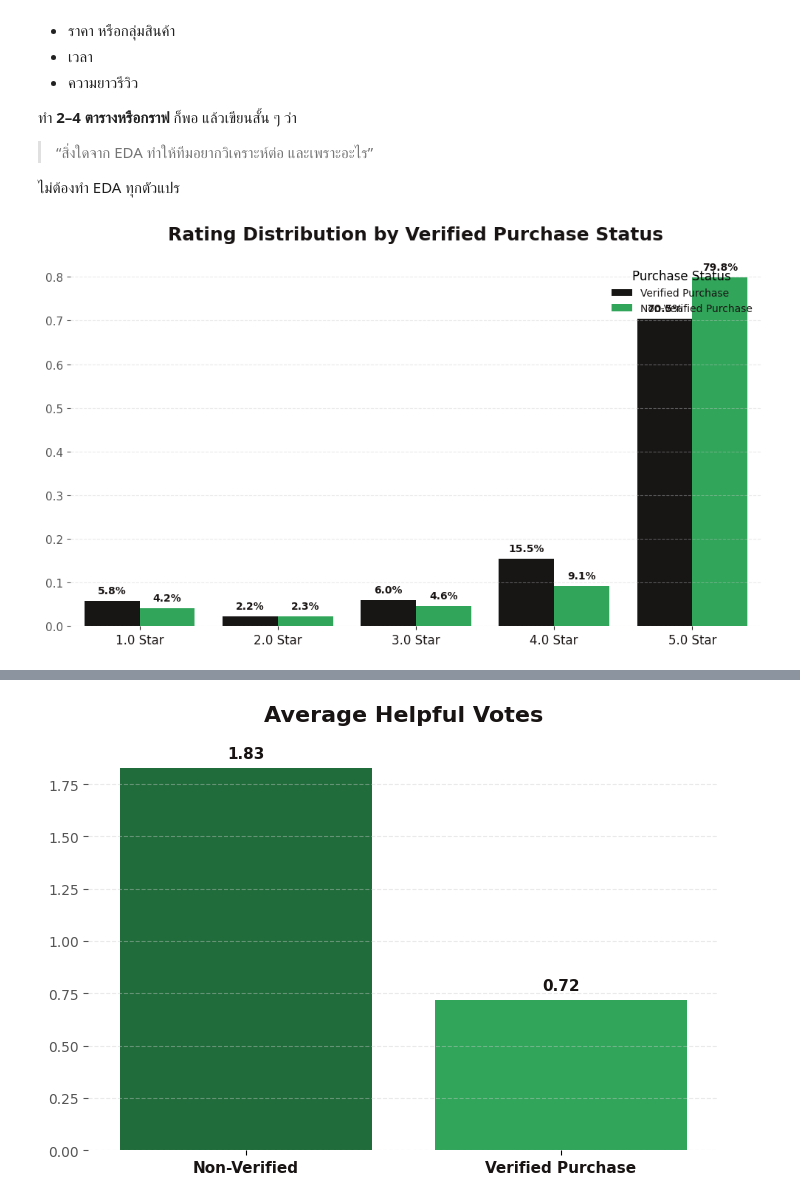
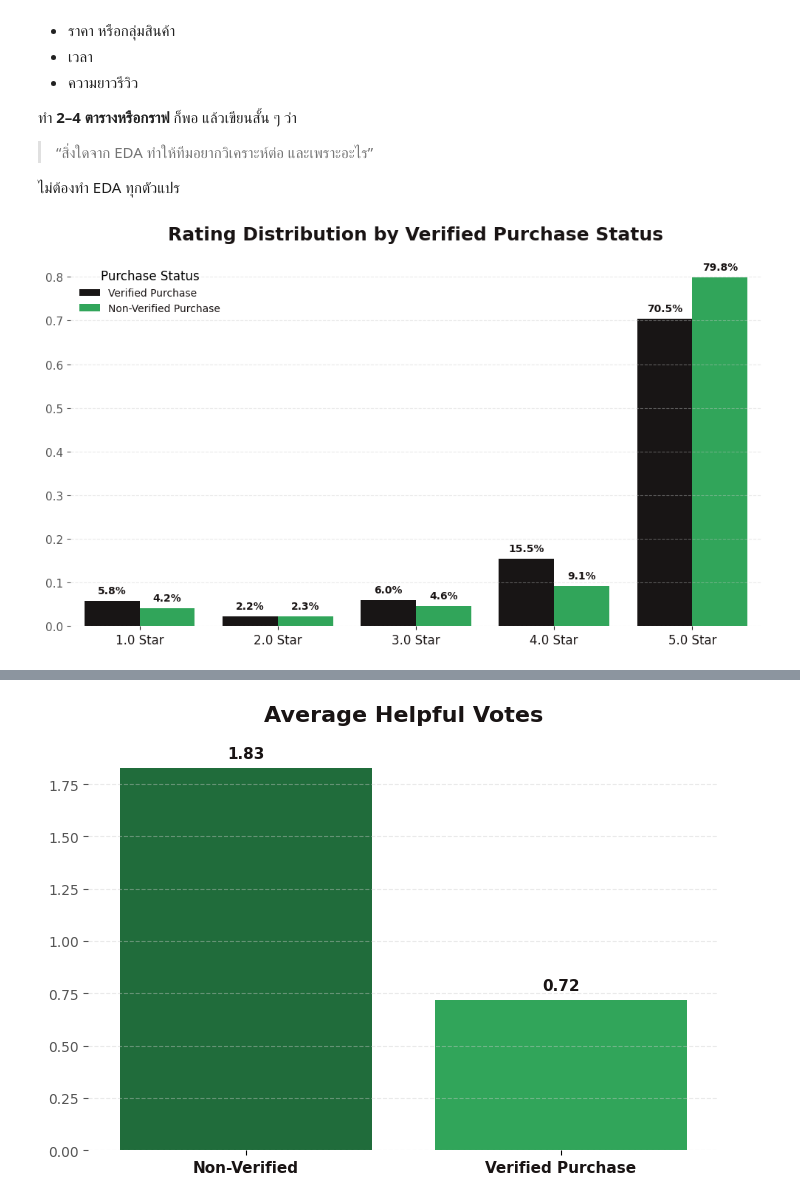
Before and after one commit to audomsak-pypy/Project1-Text_Analytics69, a Jupyter notebook: Project1_Text_Analytics69_Teams.ipynb, the cells around one changed output, grey strips where cells are left out. Saved outputs shown, nothing was run; the diff lists cells and outputs as text; code cells hidden in the pictures.

```diff
--- a/Project1_Text_Analytics69_Teams.ipynb
+++ b/Project1_Text_Analytics69_Teams.ipynb
@@ -493,32 +495,32 @@ ax.set_xlabel('') # Hide x-axis label
 ax.set_ylabel('') # Hide y-axis label
 
 # Adjust x-axis tick labels for clarity
 ax.tick_params(axis='x', colors='#191414', labelsize=12, rotation=0)
 ax.tick_params(axis='y', colors='#555555', labelsize=11)
 
 # Remove all spines
 for spine in ['top', 'right', 'left', 'bottom']:
     ax.spines[spine].set_visible(False)
 
 # Add horizontal grid lines
 ax.grid(axis='y', linestyle='--', alpha=0.4, color='#CCCCCC')
 
 # Add annotations (percentages) on top of each bar
 for p in ax.patches:
     height = p.get_height()
     if height > 0:
         ax.annotate(f'{height:.1%}',
                     (p.get_x() + p.get_width() / 2., height),
                     ha='center', va='bottom', xytext=(0, 5),
                     textcoords='offset points', fontsize=10, color='#191414', fontweight='bold')
 
 # Adjust legend
 handles, labels = ax.get_legend_handles_labels()
 ax.legend(handles=handles, labels=['Verified Purchase', 'Non-Verified Purchase'],
           title='Purchase Status', frameon=False, fontsize=10, title_fontsize=12,
-          labelcolor='#191414', loc='upper right')
+          labelcolor='#191414', loc='upper left')
 
 plt.tight_layout()
 plt.show()
 # %% [output]
-[figure, old version]
+[figure, new version]
```
Also changed, not shown: parts of 18 cells of this notebook.
